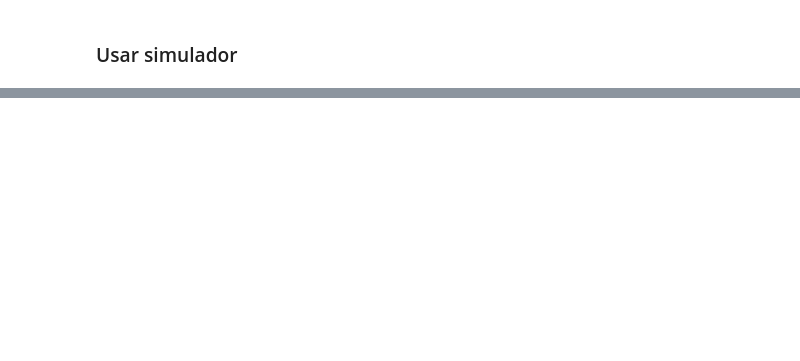
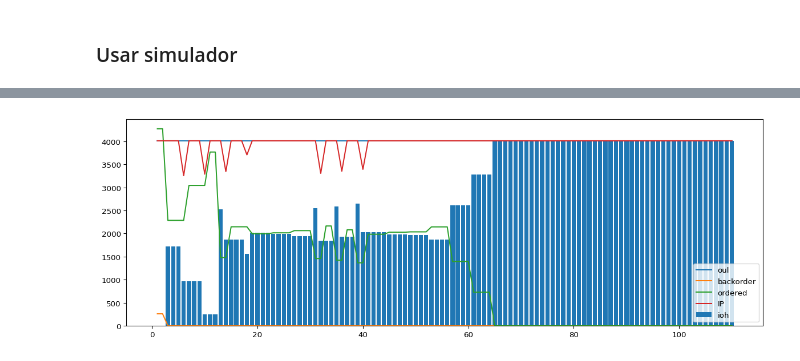
Before and after one commit to luisferpinilla/lp_optimal_supply, a Jupyter notebook: spradling_test.ipynb, the cells around one changed output, grey strips where cells are left out. Saved outputs shown, nothing was run; the diff lists cells and outputs as text; code cells hidden in the pictures; blank space fills up the shorter version.

```diff
--- a/spradling_test.ipynb
+++ b/spradling_test.ipynb
@@ -157,0 +158,26 @@ sku_list =
+# %%
+clock = list(data_df.loc[('105-8028','Forecast')].index)
+forecast = list(data_df.loc[('105-8028','Forecast')])
+arrivals = list(data_df.loc[('105-8028','Arrivals')])
+initial_ioh = data_df.loc[('105-8028','IOH_Inicial')][0]
+week_average_demand = sum(forecast)/52
+week_stdevit_demand = np.std(forecast + [0 for i in range(52 - len(forecast))])
+review_period = 2
+kCSL = 1.64
+lt = 12
+D_Lt_R = week_average_demand * (review_period + lt)
+S_Lt_R = ((week_stdevit_demand**2) * (review_period + lt))**0.5
+ss = kCSL* S_Lt_R
+oul = D_Lt_R + ss
+# %%
+sim = ReviewPeriodicSimpleSimulator(initial_inventory=initial_ioh, lead_time=12, order_up_to_level=oul, review_period=review_period)
+
+for i in range(len(forecast)):
+    if forecast[i]>0:
+        sim.event_queue.add_event(Event(clock=clock[i], type_of_event=EventType.DEMAND, event_name=f'Forecast {i}', document={'qty':forecast[i]}))
+    if arrivals[i]>0:
+        sim.event_queue.add_event(Event(clock=clock[i], type_of_event=EventType.ARRIVAL, event_name=f'Scheduled arrival {i}', document={'qty':arrivals[i]}))
+        sim.quantity_ordered += arrivals[i]
+
+for i in range(110):
+    sim.advance_time()
@@ -157,0 +202,2 @@ sku_list =
+# %%
+stats = sim.statistics_dataframe
@@ -157,0 +206,12 @@ sku_list =
+# %%
+x = stats['clock']
+plt.figure(dpi=96, figsize=(15,5))
+plt.plot(x,stats['oul'], label='oul')
+plt.bar(x, stats['Inventory_on_hand'], label='ioh')
+plt.plot(x, stats['backorder'], label='backorder')
+plt.plot(x, stats['Quantity_ordered'], label='ordered')
+plt.plot(x, stats['inventory_position'], label='IP')
+plt.legend()
+plt.show()
+# %% [output]
+[figure, added]
```
Also changed, not shown: parts of 10 cells of this notebook, 5 other files.
